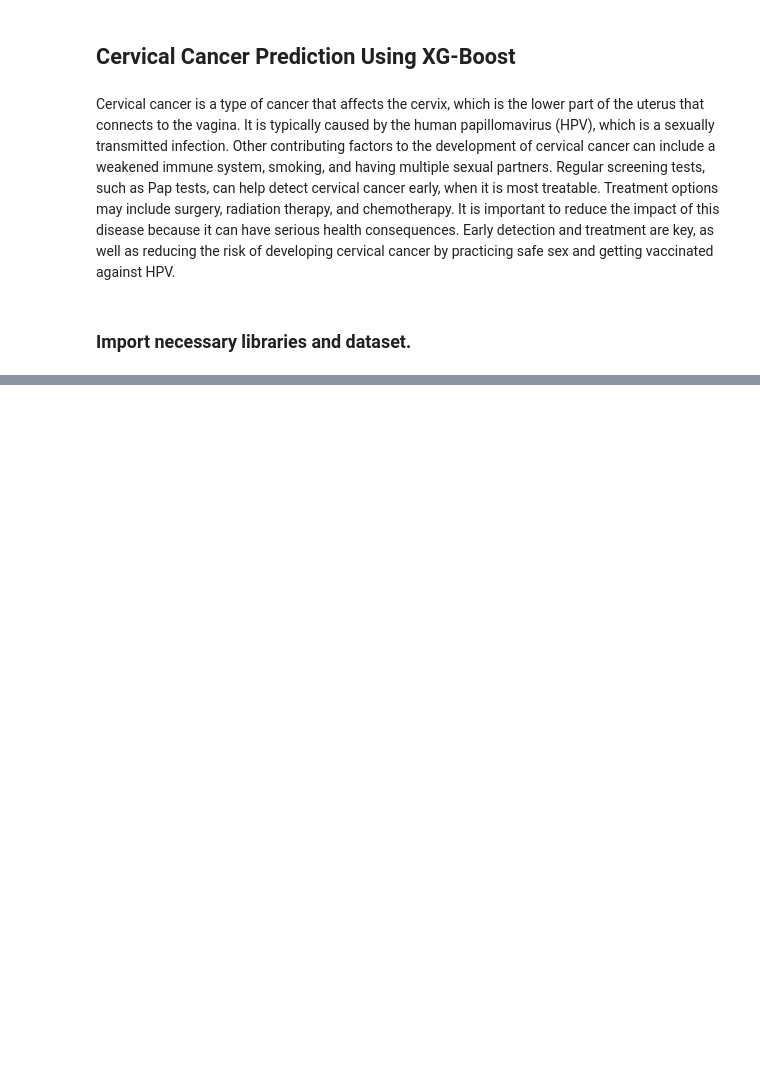
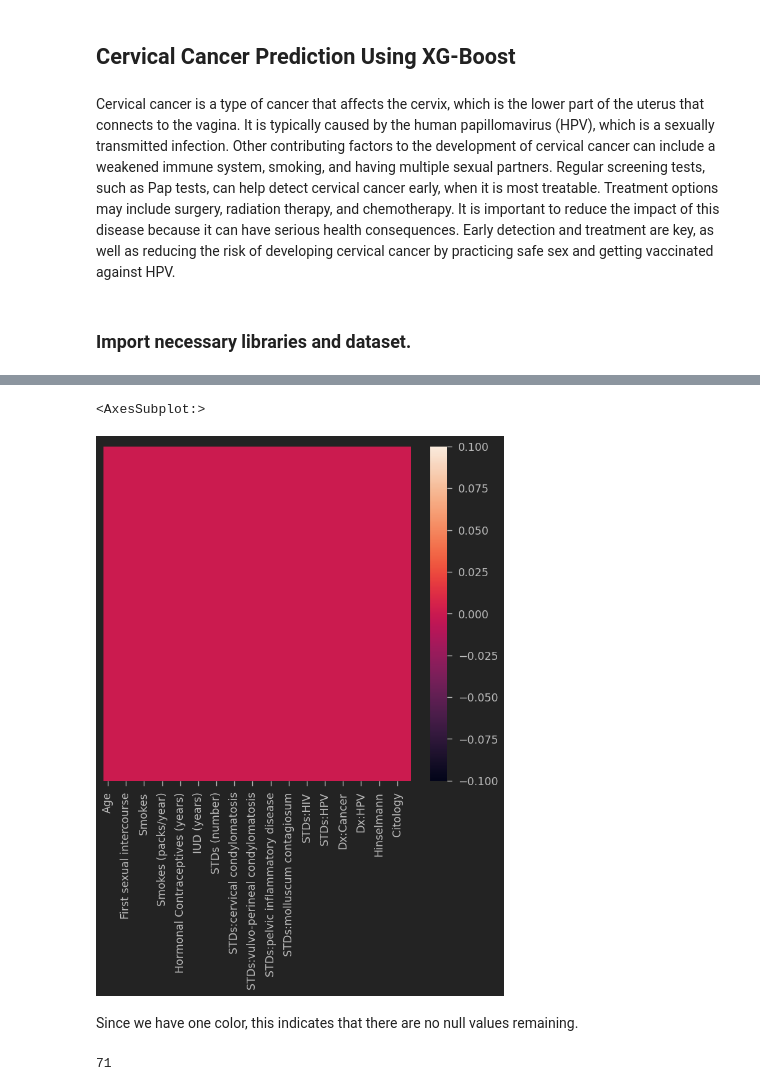
Before and after one commit to mitzu-93/cervical-cancer, a Jupyter notebook: 05122022_Cervical_Cancer_Classification.ipynb, the cells around one changed output, grey strips where cells are left out. Drawn from its saved outputs; the diff is of its cells as text; code cells hidden in the pictures; blank space fills up the shorter version.

```diff
--- a/05122022_Cervical_Cancer_Classification.ipynb
+++ b/05122022_Cervical_Cancer_Classification.ipynb
@@ -18,0 +118,3 @@ cancer_df = pd.read_csv('cervical_cancer.csv')
+# %%
+cancer_df = cancer_df.drop(columns= ['STDs: Time since first diagnosis','STDs: Time since last diagnosis'])
+cancer_df
@@ -18,0 +137,3 @@ cancer_df = pd.read_csv('cervical_cancer.csv')
+# %%
+cancer_df = cancer_df.apply(pd.to_numeric)
+cancer_df.info()
@@ -18,0 +193,3 @@ cancer_df = pd.read_csv('cervical_cancer.csv')
+# %%
+cancer_df = cancer_df.fillna(cancer_df.mean())
+cancer_df
@@ -18,0 +210,20 @@ cancer_df = pd.read_csv('cervical_cancer.csv')
+# %%
+sns.heatmap(cancer_df.isnull(), yticklabels=False)
+# %% [output]
+<AxesSubplot:>
+[figure, added]
+# %% [markdown]
+<p>Since we have one color, this indicates that there are no null values remaining.</p>
+# %%
+min = cancer_df['Age'].min()
+max = cancer_df['Age'].max()
+
+
+def age_range(min, max):
+    age_range = max - min
+    return age_range
+
+
+print(age_range(min, max))
+# %% [output]
+71
```
Also changed, not shown: parts of 20 cells of this notebook.
